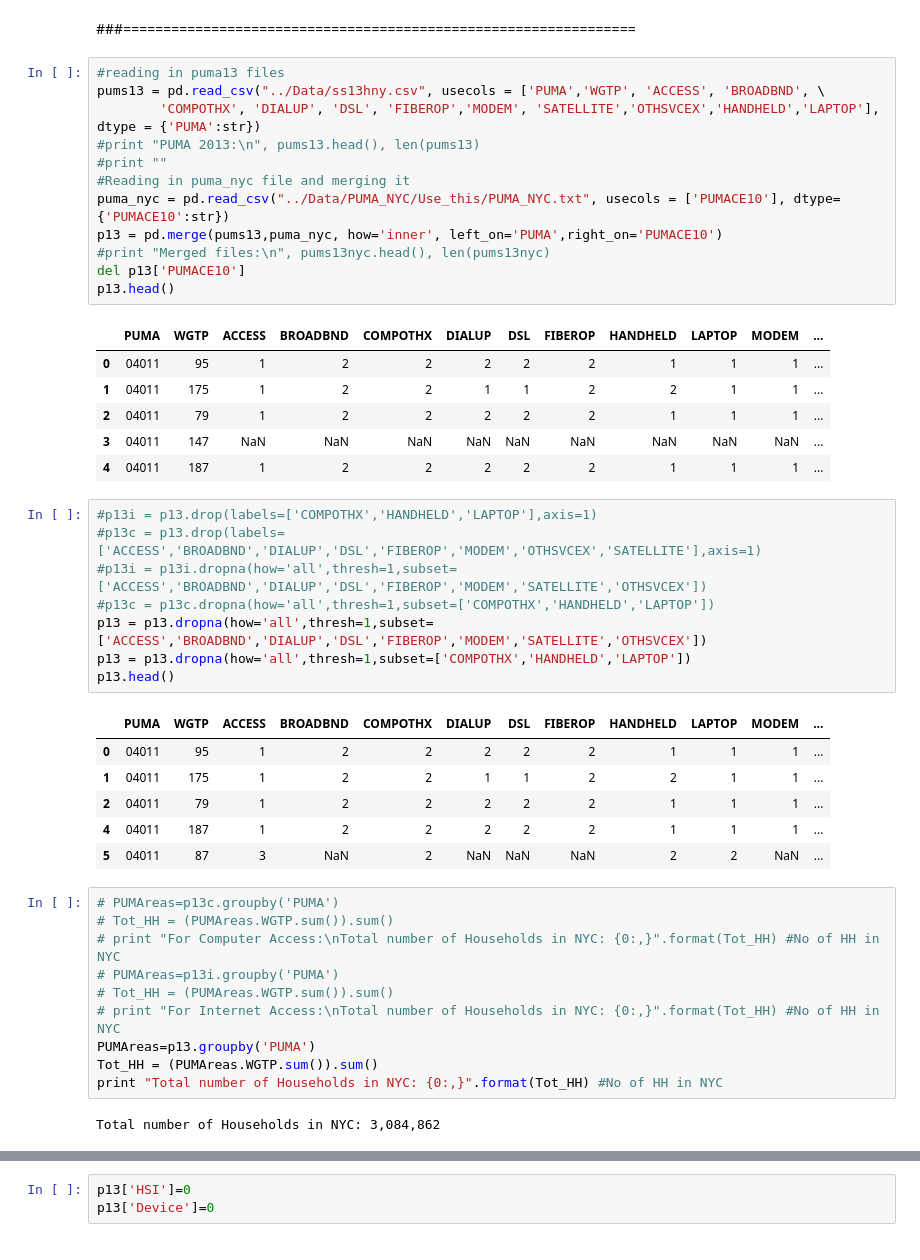
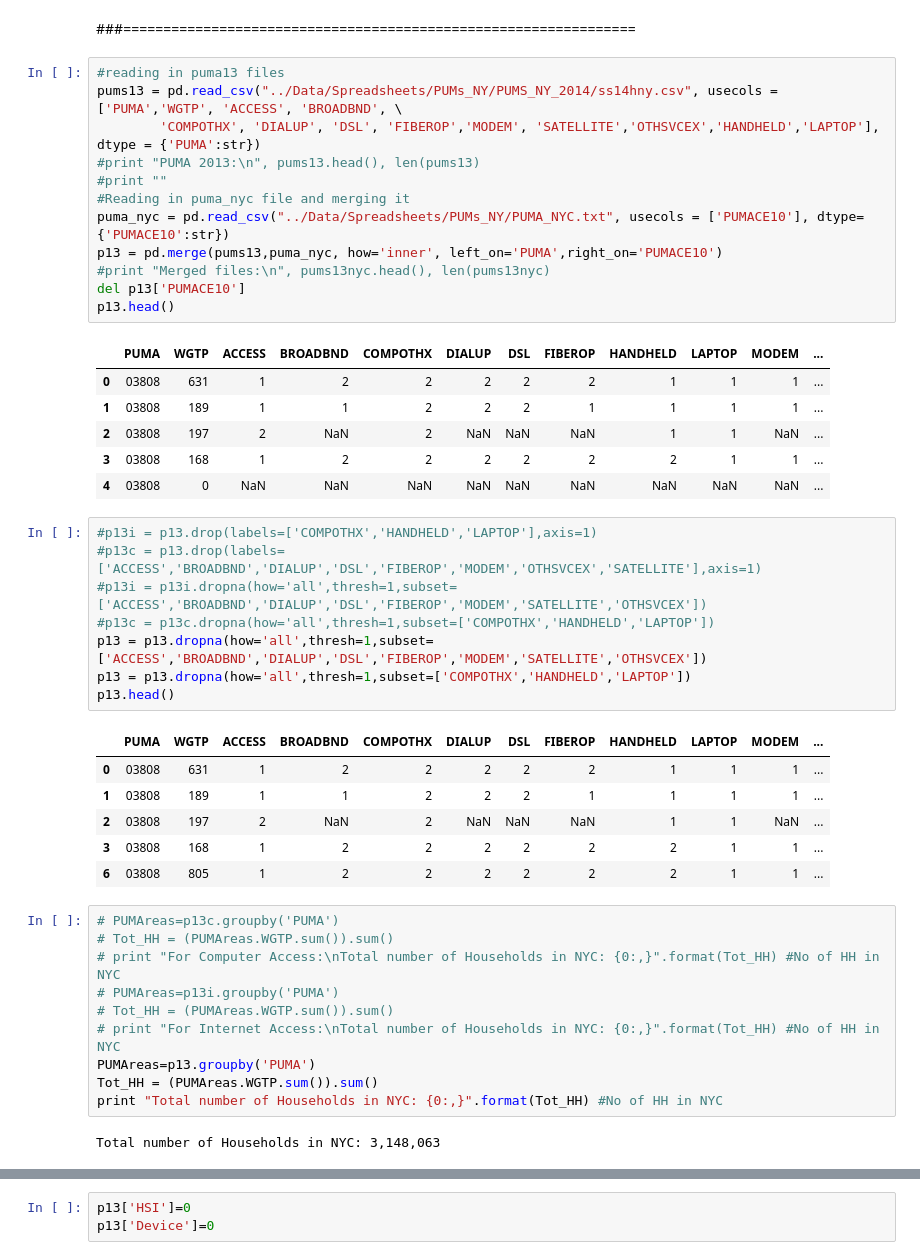
Before and after one commit to Sachinve/USI_SIP, a Jupyter notebook: Code/ACS_Demographics_data.ipynb, the cells around one changed output, grey strips where cells are left out. Drawn from its saved outputs; the diff is of its cells as text.

```diff
--- a/Code/ACS_Demographics_data.ipynb
+++ b/Code/ACS_Demographics_data.ipynb
@@ -386,23 +387,23 @@ df_combined2
 ###================================================================
 # %%
 #reading in puma13 files
-pums13 = pd.read_csv("../Data/ss13hny.csv", usecols = ['PUMA','WGTP', 'ACCESS', 'BROADBND', \
+pums13 = pd.read_csv("../Data/Spreadsheets/PUMs_NY/PUMS_NY_2014/ss14hny.csv", usecols = ['PUMA','WGTP', 'ACCESS', 'BROADBND', \
         'COMPOTHX', 'DIALUP', 'DSL', 'FIBEROP','MODEM', 'SATELLITE','OTHSVCEX','HANDHELD','LAPTOP'], dtype = {'PUMA':str})
 #print "PUMA 2013:\n", pums13.head(), len(pums13)
 #print ""
 #Reading in puma_nyc file and merging it
-puma_nyc = pd.read_csv("../Data/PUMA_NYC/Use_this/PUMA_NYC.txt", usecols = ['PUMACE10'], dtype={'PUMACE10':str})
+puma_nyc = pd.read_csv("../Data/Spreadsheets/PUMs_NY/PUMA_NYC.txt", usecols = ['PUMACE10'], dtype={'PUMACE10':str})
 p13 = pd.merge(pums13,puma_nyc, how='inner', left_on='PUMA',right_on='PUMACE10')
 #print "Merged files:\n", pums13nyc.head(), len(pums13nyc)
 del p13['PUMACE10']
 p13.head()
 # %% [output]
 |  | PUMA | WGTP | ACCESS | BROADBND | COMPOTHX | DIALUP | DSL | FIBEROP | HANDHELD | LAPTOP | MODEM | ... |
-| 0 | 04011 | 95 | 1 | 2 | 2 | 2 | 2 | 2 | 1 | 1 | 1 | ... |
-| 1 | 04011 | 175 | 1 | 2 | 2 | 1 | 1 | 2 | 2 | 1 | 1 | ... |
-| 2 | 04011 | 79 | 1 | 2 | 2 | 2 | 2 | 2 | 1 | 1 | 1 | ... |
-| 3 | 04011 | 147 | NaN | NaN | NaN | NaN | NaN | NaN | NaN | NaN | NaN | ... |
-| 4 | 04011 | 187 | 1 | 2 | 2 | 2 | 2 | 2 | 1 | 1 | 1 | ... |
+| 0 | 03808 | 631 | 1 | 2 | 2 | 2 | 2 | 2 | 1 | 1 | 1 | ... |
+| 1 | 03808 | 189 | 1 | 1 | 2 | 2 | 2 | 1 | 1 | 1 | 1 | ... |
+| 2 | 03808 | 197 | 2 | NaN | 2 | NaN | NaN | NaN | 1 | 1 | NaN | ... |
+| 3 | 03808 | 168 | 1 | 2 | 2 | 2 | 2 | 2 | 2 | 1 | 1 | ... |
+| 4 | 03808 | 0 | NaN | NaN | NaN | NaN | NaN | NaN | NaN | NaN | NaN | ... |
 # %%
 #p13i = p13.drop(labels=['COMPOTHX','HANDHELD','LAPTOP'],axis=1)
 #p13c = p13.drop(labels= ['ACCESS','BROADBND','DIALUP','DSL','FIBEROP','MODEM','OTHSVCEX','SATELLITE'],axis=1)
@@ -413,11 +414,11 @@ p13 = p13.dropna(how='all',thresh=1,subset=['COMPOTHX','HANDHELD','LAPTOP'])
 p13.head()
 # %% [output]
 |  | PUMA | WGTP | ACCESS | BROADBND | COMPOTHX | DIALUP | DSL | FIBEROP | HANDHELD | LAPTOP | MODEM | ... |
-| 0 | 04011 | 95 | 1 | 2 | 2 | 2 | 2 | 2 | 1 | 1 | 1 | ... |
-| 1 | 04011 | 175 | 1 | 2 | 2 | 1 | 1 | 2 | 2 | 1 | 1 | ... |
-| 2 | 04011 | 79 | 1 | 2 | 2 | 2 | 2 | 2 | 1 | 1 | 1 | ... |
-| 4 | 04011 | 187 | 1 | 2 | 2 | 2 | 2 | 2 | 1 | 1 | 1 | ... |
-| 5 | 04011 | 87 | 3 | NaN | 2 | NaN | NaN | NaN | 2 | 2 | NaN | ... |
+| 0 | 03808 | 631 | 1 | 2 | 2 | 2 | 2 | 2 | 1 | 1 | 1 | ... |
+| 1 | 03808 | 189 | 1 | 1 | 2 | 2 | 2 | 1 | 1 | 1 | 1 | ... |
+| 2 | 03808 | 197 | 2 | NaN | 2 | NaN | NaN | NaN | 1 | 1 | NaN | ... |
+| 3 | 03808 | 168 | 1 | 2 | 2 | 2 | 2 | 2 | 2 | 1 | 1 | ... |
+| 6 | 03808 | 805 | 1 | 2 | 2 | 2 | 2 | 2 | 2 | 1 | 1 | ... |
 # %%
 # PUMAreas=p13c.groupby('PUMA')
 # Tot_HH = (PUMAreas.WGTP.sum()).sum()
@@ -429,7 +430,7 @@ PUMAreas=p13.groupby('PUMA')
 Tot_HH = (PUMAreas.WGTP.sum()).sum()
 print "Total number of Households in NYC: {0:,}".format(Tot_HH) #No of HH in NYC
 # %% [output]
-Total number of Households in NYC: 3,084,862
+Total number of Households in NYC: 3,148,063
 # %%
 print "ACS defines Broadband Access as Internet Access other than Dial-Up, through Mobile BB, DSL, Fiberop, Modem, or Satellite"
 BB= p13.ix[(p13.BROADBND==1)|(p13.DSL==1)|(p13.FIBEROP==1)|(p13.MODEM==1)|(p13.SATELLITE==1)].WGTP.sum()
```
Also changed, not shown: parts of 55 cells of this notebook.
